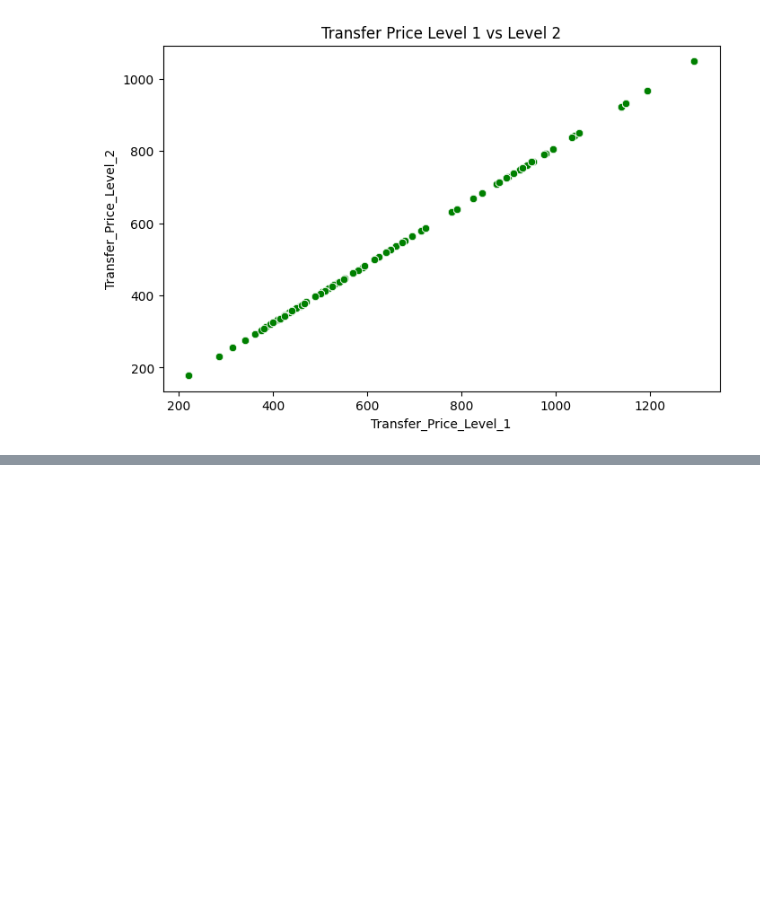
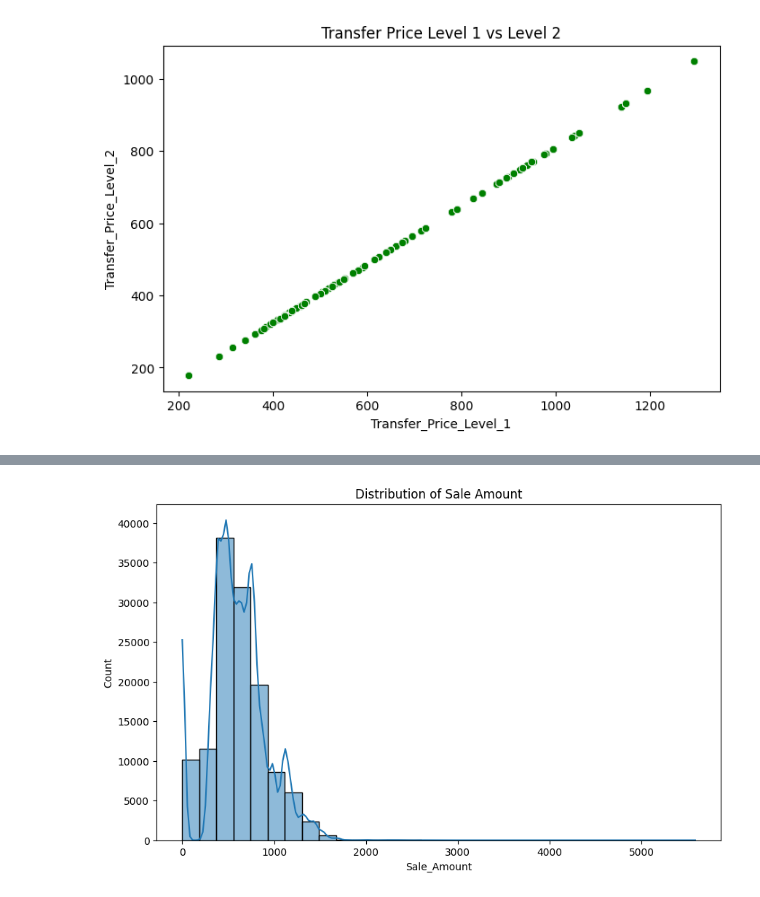
Before and after one commit to GlennVarshan/Dataviz, a Jupyter notebook: Dataviz.ipynb, the cells around one changed output, grey strips where cells are left out. Saved outputs shown, nothing was run; the diff lists cells and outputs as text; code cells hidden in the pictures; blank space fills up the shorter version.

Commit message:
Added EDA and visualizations for the files.

```diff
--- a/Dataviz.ipynb
+++ b/Dataviz.ipynb
@@ -181,4 +181,4 @@ asr['Fulfilled_By'] =asr['Fulfilled_By'].fillna('Other')
 asr['Promotion_IDs'] =asr['Promotion_IDs'].fillna('No Promotion')
 asr['Currency'] =asr['Currency'].fillna('INR')
 asr['Sale_Amount'] =asr['Sale_Amount'].fillna(0)
-asr['Order_Status'] =asr['Order_Status'].fillna('Not Delivered')
+asr['Courier_Status'] =asr['Courier_Status'].fillna('Not Delivered')
@@ -186,3 +206,4 @@ asr['Order_Status'] =asr['Order_Status'].fillna('Not Delivered')
 asr = asr.drop('index', axis=1) #index wont lineup so has to dropped
 # %%
 asr['Order_Date'] =  pd.to_datetime(asr['Order_Date'])
+asr['Shipping_Postal_Code'] = asr['Shipping_Postal_Code'].astype('Int64')
@@ -352,6 +421,14 @@ dtypes: float64(3), object(5)
 memory usage: 2.4+ MB
 # %% [markdown]
 CLEANING AND FORMATTING SR
+# %%
+asr.dropna(inplace=True)
+cwc.dropna(inplace=True)
+expense.dropna(inplace=True)
+expense.dropna(inplace=True)
+sr.dropna(inplace=True)
+pl.dropna(inplace=True)
+may.dropna(inplace=True)
 # %%
 sr.info()
 # %% [output]
@@ -643,0 +769,83 @@ plt.show()
+# %%
+
+
+
+import pandas as pd
+import seaborn as sns
+import matplotlib.pyplot as plt
+
+# Data Overview
+print(asr.info())
+print(asr.describe())
+print(asr.head())
+
+# Convert Order_Date to datetime if not already
+asr['Order_Date'] = pd.to_datetime(asr['Order_Date'])
+
+# Univariate Analysis
+plt.figure(figsize=(10, 6))
+sns.histplot(asr['Sale_Amount'], bins=30, kde=True)
+plt.title('Distribution of Sale Amount')
+plt.show()
+
+
+# Correlation Heatmap (Only for Numerical Values)
+plt.figure(figsize=(10, 8))
+sns.heatmap(asr.select_dtypes(include=['float64', 'int64']).corr(), annot=True, cmap='coolwarm')
+plt.title('Correlation Heatmap')
+plt.show()
+
+# Time Series Analysis
+asr['Month'] = asr['Order_Date'].dt.to_period('M')
+monthly_sales = asr.groupby('Month')['Sale_Amount'].sum()
+
+plt.figure(figsize=(12, 6))
+monthly_sales.plot(marker='o')
+plt.title('Monthly Sales Trend')
+plt.xlabel('Month')
+plt.ylabel('Total Sales Amount')
+plt.grid(True)
+plt.show()
+
+# State-wise Sales Visualization
+state_sales = asr.groupby('Shipping_State')['Sale_Amount'].sum().sort_values(ascending=False)
+
+plt.figure(figsize=(12, 6))
+sns.barplot(x=state_sales.index, y=state_sales.values)
+plt.title('Total Sales by State')
+plt.xticks(rotation=90)
+plt.show()
+
+# Sales with Promotions
+asr['Has_Promotion'] = asr['Promotion_IDs'].apply(lambda x: 'No Promotion' if x == 'No Promotion' else 'With Promotion')
+sns.boxplot(x='Has_Promotion', y='Sale_Amount', data=asr)
+plt.title('Effect of Promotions on Sale Amount')
+plt.show()
+# Visualization: Order Status Distribution
+plt.figure(figsize=(10, 6))
+sns.countplot(x='Order_Status', data=asr, order=asr['Order_Status'].value_counts().index)
+plt.title('Order Status Distribution')
+plt.xticks(rotation=45)
+plt.show()
+
+# Visualization: Fulfillment Type Analysis
+plt.figure(figsize=(10, 6))
+sns.countplot(x='Fulfillment_Type', data=asr)
+plt.title('Fulfillment Type Distribution')
+plt.show()
+
+# Visualization: Quantity vs. Sale Amount
+plt.figure(figsize=(10, 6))
+sns.scatterplot(x='Quantity', y='Sale_Amount', data=asr)
+plt.title('Quantity vs. Sale Amount')
+plt.show()
+
+# Visualization: Product Category Sales
+category_sales = asr.groupby('Product_Category')['Sale_Amount'].sum().sort_values(ascending=False)
+
+plt.figure(figsize=(12, 6))
+sns.barplot(x=category_sales.index, y=category_sales.values)
+plt.title('Total Sales by Product Category')
+plt.xticks(rotation=90)
+plt.show()
+# %% [output]
@@ -643,0 +869 @@ plt.show()
+[figure, added]
```
Also changed, not shown: parts of 23 cells of this notebook, 4 other files.
